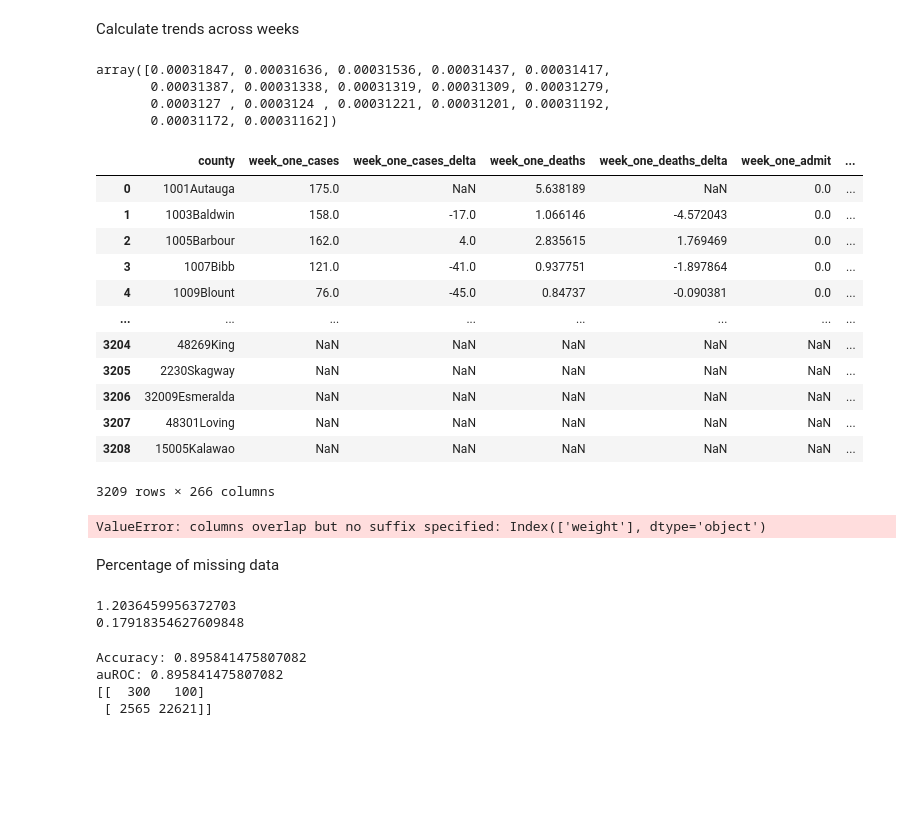
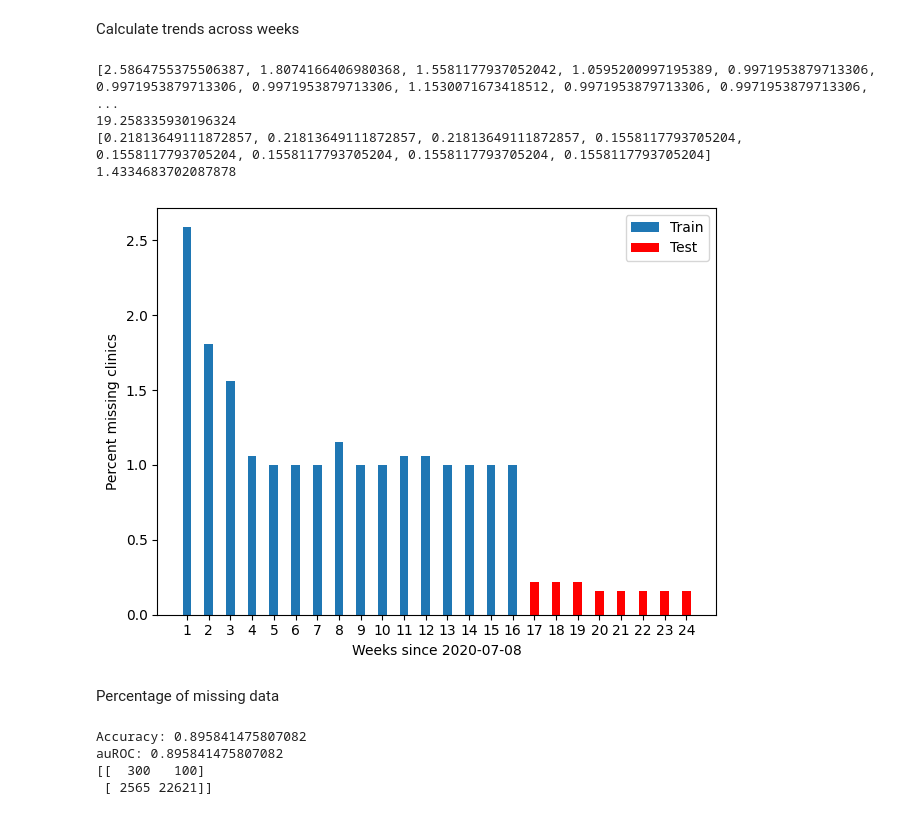
Before and after one commit to RachelMurray-Watson/COVID_forecasting, a Jupyter notebook: COVID_19_Forecast_dataset.ipynb, the cells around one changed output. Drawn from its saved outputs; the diff is of its cells as text; code cells hidden in the pictures; blank space fills up the shorter version.

```diff
--- a/COVID_19_Forecast_dataset.ipynb
+++ b/COVID_19_Forecast_dataset.ipynb
@@ -235,6 +235,7 @@ def prep_training_test_data(data, proportion, no_weeks, weeks_in_futre, if_train
     X_data = pd.DataFrame()
     y_data = pd.DataFrame()
     weights_all =  pd.DataFrame()
+    missing_data = []
     ## Now get the training data
     for x_week in x_weeks:
             y_week = y_weeks[0]
@@ -253,6 +254,9 @@ def prep_training_test_data(data, proportion, no_weeks, weeks_in_futre, if_train
             data_y = data_y.dropna()
             data_y = data_y[data_y[geography].isin(data_x[geography])]
             data_x = data_x[data_x[geography].isin(data_y[geography])]
+            data_x_no_HSA = len(data_x[geography].unique())
+
+            missing_data.append(((len(data[geography].unique()) - data_x_no_HSA)/len(data[geography].unique())) * 100)
             # get weights
             #weights = weight_data[weight_data[geography].isin(data_x[geography])][[geography, weight_col]]
 
@@ -279,7 +283,7 @@ def prep_training_test_data(data, proportion, no_weeks, weeks_in_futre, if_train
     y_data.reset_index(drop=True, inplace=True)
     weights_all.reset_index(drop=True, inplace=True)
 
-    return(X_data, y_data, weights_all)
+    return(X_data, y_data, weights_all, missing_data)
 # %% [markdown]
 Calculate trends across weeks
 # %%
@@ -301,30 +305,6 @@ weights_df = data_by_county[data_by_county['CTYNAME'].isin(all_county_weekly_dat
 weights_df = weights_df.rename(columns = {'CTYNAME': 'county', 'weight_alt':'weight'})
 weights_df = weights_df.drop_duplicates()
 weights_df['weight'].unique()
+all_county_weekly_data = all_county_weekly_data.join(weights_df['weight'])
-# %% [output]
-array([0.00031847, 0.00031636, 0.00031536, 0.00031437, 0.00031417,
-       0.00031387, 0.00031338, 0.00031319, 0.00031309, 0.00031279,
-       0.0003127 , 0.0003124 , 0.00031221, 0.00031201, 0.00031192,
-       0.00031172, 0.00031162])
-# %%
-all_county_weekly_data
-# %% [output]
-|  | county | week_one_cases | week_one_cases_delta | week_one_deaths | week_one_deaths_delta | week_one_admit | ... |
-| 0 | 1001Autauga | 175.0 | NaN | 5.638189 | NaN | 0.0 | ... |
-| 1 | 1003Baldwin | 158.0 | -17.0 | 1.066146 | -4.572043 | 0.0 | ... |
-| 2 | 1005Barbour | 162.0 | 4.0 | 2.835615 | 1.769469 | 0.0 | ... |
-| 3 | 1007Bibb | 121.0 | -41.0 | 0.937751 | -1.897864 | 0.0 | ... |
-| 4 | 1009Blount | 76.0 | -45.0 | 0.84737 | -0.090381 | 0.0 | ... |
-| ... | ... | ... | ... | ... | ... | ... | ... |
-| 3204 | 48269King | NaN | NaN | NaN | NaN | NaN | ... |
-| 3205 | 2230Skagway | NaN | NaN | NaN | NaN | NaN | ... |
-| 3206 | 32009Esmeralda | NaN | NaN | NaN | NaN | NaN | ... |
-| 3207 | 48301Loving | NaN | NaN | NaN | NaN | NaN | ... |
-| 3208 | 15005Kalawao | NaN | NaN | NaN | NaN | NaN | ... |
-3209 rows × 266 columns
-# %%
-all_county_weekly_data = all_county_weekly_data.join(weights_df['weight'])
-# %% [output]
-ValueError: columns overlap but no suffix specified: Index(['weight'], dtype='object')
 # %%
 #X_train, y_train = prep_training_test_data(all_county_weekly_data, [3,2], no_weeks = range(1, int(24*2/3) + 1), weeks_in_futre = 4, if_train = True)
@@ -336,12 +316,34 @@ weights = weights[0].to_numpy()
+# %%
+print(missing_data_train)
+print(sum(missing_data_train))
+print(missing_data_test)
+print(sum(missing_data_test))
+
+width = 0.4
+x = np.arange(len(missing_data_train) + len(missing_data_test))
+fig, ax = plt.subplots()
+ax.bar(x[:len(missing_data_train)], missing_data_train, width, label='Train')
+ax.bar(x[len(missing_data_train):], missing_data_test, width, label='Test', color='red')
+
+# Labels and title
+ax.set_xlabel('Weeks since 2020-07-08')
+ax.set_ylabel('Percent missing clinics')
+ax.set_xticks(x)
+ax.set_xticklabels(labels = x+1, rotation=0, fontsize=10)
+
+ax.legend()
+
+plt.tight_layout()
+
+plt.savefig('Graphs/Percent_missing_counties.png', dpi = 300)
+# %% [output]
+[2.5864755375506387, 1.8074166406980368, 1.5581177937052042, 1.0595200997195389, 0.9971953879713306, 0.9971953879713306, 0.9971953879713306, 1.1530071673418512, 0.9971953879713306, 0.9971953879713306, ...
+19.258335930196324
+[0.21813649111872857, 0.21813649111872857, 0.21813649111872857, 0.1558117793705204, 0.1558117793705204, 0.1558117793705204, 0.1558117793705204, 0.1558117793705204]
+1.4334683702087878
+[figure, added]
 # %% [markdown]
 Percentage of missing data
-# %%
-print(((len(data_by_county['CTYNAME'].unique()) * 16) - len(X_train)) / (len(data_by_county['CTYNAME'].unique()) * 16) * 100) # 1.2036459956372703
-
-print(((len(data_by_county['CTYNAME'].unique()) * 8) - len(X_test)) / (len(data_by_county['CTYNAME'].unique()) * 8) * 100) # 0.17918354627609848
-# %% [output]
-1.2036459956372703
-0.17918354627609848
 # %%
 
 target_week = ['_ten_', '_fourteen_']
```
Also changed, not shown: parts of 9 cells of this notebook, 3 other files.
